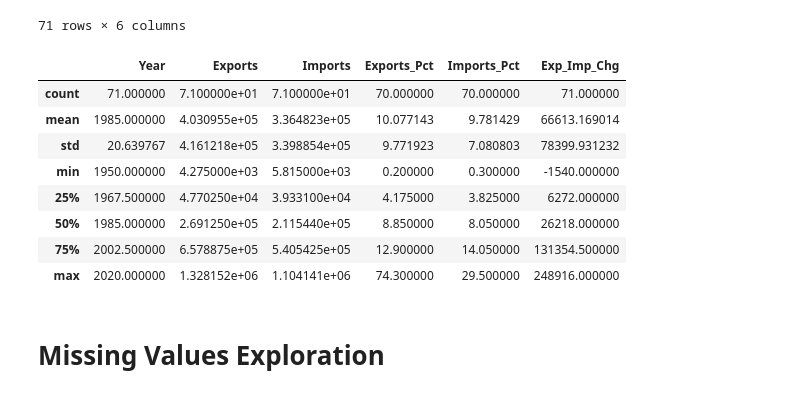
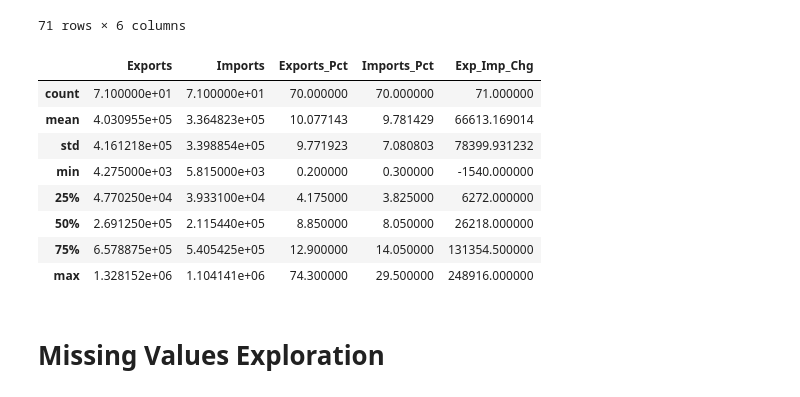
Before and after one commit to eldrigeampong/Data-Science, a Jupyter notebook: Statistisches Bundesamt/Economy/proj1.ipynb, the cells around one changed output. Drawn from its saved outputs; the diff is of its cells as text; code cells hidden in the pictures.

```diff
--- a/Statistisches Bundesamt/Economy/proj1.ipynb
+++ b/Statistisches Bundesamt/Economy/proj1.ipynb
@@ -114,18 +105,18 @@ df
 | 69 | 2019 | 1328152 | 1104141 | 0.8 | 1.4 | 224011 |
 | 70 | 2020 | 1206928 | 1026502 | 9.1 | 7.0 | 180426 |
 71 rows × 6 columns
-# %%
-df.describe()
-# %% [output]
-|  | Year | Exports | Imports | Exports_Pct | Imports_Pct | Exp_Imp_Chg |
-| count | 71.000000 | 7.100000e+01 | 7.100000e+01 | 70.000000 | 70.000000 | 71.000000 |
-| mean | 1985.000000 | 4.030955e+05 | 3.364823e+05 | 10.077143 | 9.781429 | 66613.169014 |
-| std | 20.639767 | 4.161218e+05 | 3.398854e+05 | 9.771923 | 7.080803 | 78399.931232 |
-| min | 1950.000000 | 4.275000e+03 | 5.815000e+03 | 0.200000 | 0.300000 | -1540.000000 |
-| 25% | 1967.500000 | 4.770250e+04 | 3.933100e+04 | 4.175000 | 3.825000 | 6272.000000 |
-| 50% | 1985.000000 | 2.691250e+05 | 2.115440e+05 | 8.850000 | 8.050000 | 26218.000000 |
-| 75% | 2002.500000 | 6.578875e+05 | 5.405425e+05 | 12.900000 | 14.050000 | 131354.500000 |
-| max | 2020.000000 | 1.328152e+06 | 1.104141e+06 | 74.300000 | 29.500000 | 248916.000000 |
+# %%
+df[['Exports', 'Imports', 'Exports_Pct', 'Imports_Pct',	'Exp_Imp_Chg']].describe()
+# %% [output]
+|  | Exports | Imports | Exports_Pct | Imports_Pct | Exp_Imp_Chg |
+| count | 7.100000e+01 | 7.100000e+01 | 70.000000 | 70.000000 | 71.000000 |
+| mean | 4.030955e+05 | 3.364823e+05 | 10.077143 | 9.781429 | 66613.169014 |
+| std | 4.161218e+05 | 3.398854e+05 | 9.771923 | 7.080803 | 78399.931232 |
+| min | 4.275000e+03 | 5.815000e+03 | 0.200000 | 0.300000 | -1540.000000 |
+| 25% | 4.770250e+04 | 3.933100e+04 | 4.175000 | 3.825000 | 6272.000000 |
+| 50% | 2.691250e+05 | 2.115440e+05 | 8.850000 | 8.050000 | 26218.000000 |
+| 75% | 6.578875e+05 | 5.405425e+05 | 12.900000 | 14.050000 | 131354.500000 |
+| max | 1.328152e+06 | 1.104141e+06 | 74.300000 | 29.500000 | 248916.000000 |
 # %% [markdown]
 # Missing Values Exploration
 # %%
```
Also changed, not shown: parts of 23 cells of this notebook.
